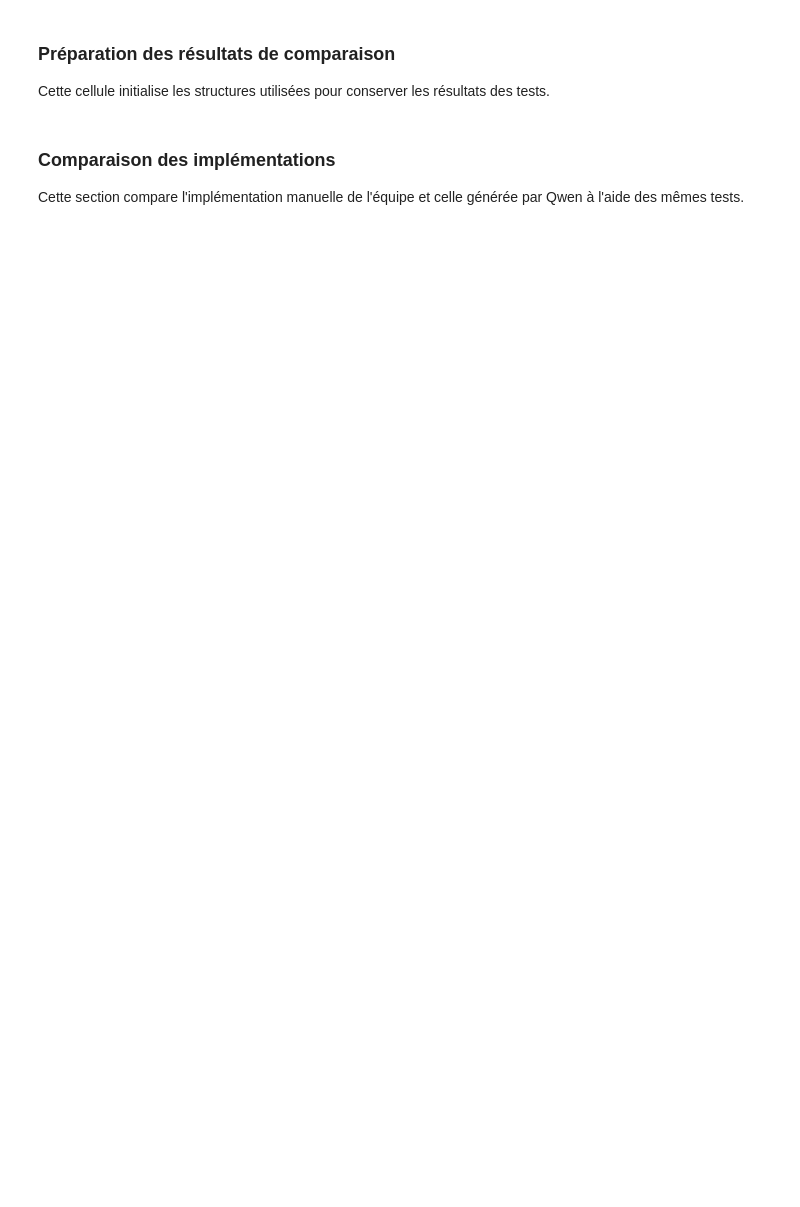
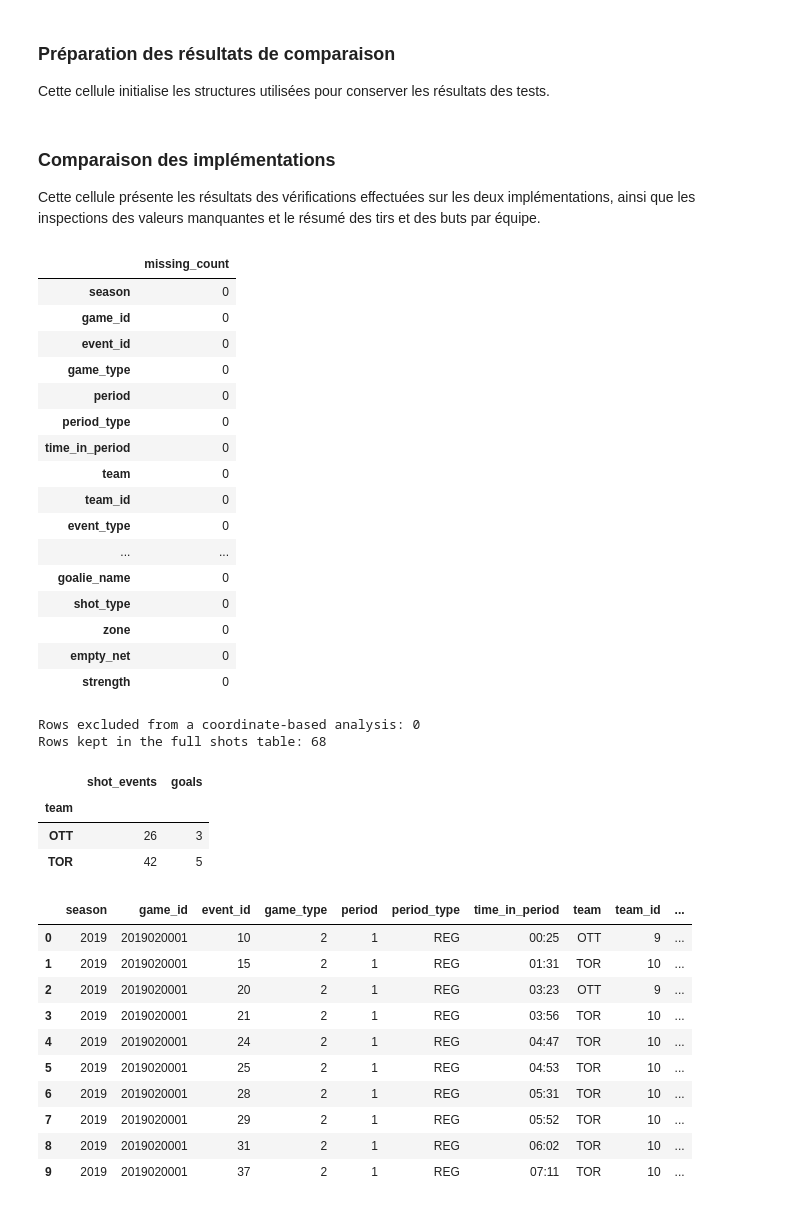
Before and after one commit to ammou35/LNH-data-science, a Jupyter notebook: data_science_project/notebooks/3.2_LLM.ipynb, the cells around one changed output. Cells and saved outputs as stored; diff of their text form; code cells hidden in the pictures; blank space fills up the shorter version.

Commit message:
"feat: add LLM generation and comparisons for tidy data and analysis"

```diff
--- a/data_science_project/notebooks/3.2_LLM.ipynb
+++ b/data_science_project/notebooks/3.2_LLM.ipynb
@@ -211,0 +330,27 @@ generated_code_path.write_text(generated_code + "\n", encoding="utf-8")
+# %%
+from ift6758.data.tidy_data import game_to_pandas
+functions = {
+    "Manual": compute_distance,
+    "Qwen": compute_distance_llm,
+}
+
+shots = game_to_pandas(game)
+
+results = {}
+dataframes = {}
+errors = {}
+
+for implementation, function in functions.items():
+    try:
+        transformed = function(shots.copy())
+        dataframes[implementation] = transformed
+
+        results[implementation] = {
+            "missing": transformed["distance"].isna().sum(),
+        }
+
+        display(transformed[["x", "y", "distance"]].head(10))
+
+    except Exception as error:
+        errors[implementation] = error
+        results[implementation] = {"missing": None}
@@ -319,10 +675,11 @@ assert len(events) == len(plays), "Flattening changed the number of events."
 
 results = {}
 dataframes = {}
+errors = {}
 # %% [markdown]
 ### Comparaison des implémentations
 
-Cette section compare l'implémentation manuelle de l'équipe et celle générée par Qwen à l'aide des mêmes tests.
+Cette cellule présente les résultats des vérifications effectuées sur les deux implémentations, ainsi que les inspections des valeurs manquantes et le résumé des tirs et des buts par équipe.
 # %%
 for implementation, function in functions.items():
     results[implementation] = {
@@ -338,41 +695,70 @@ for implementation, function in functions.items():
 
         # Vérification des événements conservés
         results[implementation]["events"] = False
         assert len(shots) == int(keep.sum()), "Cleaning changed the number of retained events."
         assert set(shots["event_id"]) == set(events.loc[keep, "eventId"]), "Incorrect retained events."
         results[implementation]["events"] = True
 
         # Vérification des identifiants
         results[implementation]["identifiers"] = False
         assert shots[["game_id", "event_id"]].notna().all().all(), "Missing event identifier."
         assert not shots.duplicated(["game_id", "event_id"]).any(), "Duplicate event identifiers."
         results[implementation]["identifiers"] = True
 
         # Vérification des valeurs manquantes
         results[implementation]["missing"] = False
         display(shots.isna().sum().rename("missing_count").to_frame())
-
         shots_with_coordinates = shots.dropna(subset=["x", "y"])
-
-        print("Rows excluded from a coordinate-based analysis:",
-              len(shots) - len(shots_with_coordinates))
+        print("Rows excluded from a coordinate-based analysis:", len(shots) - len(shots_with_coordinates))
         print("Rows kept in the full shots table:", len(shots))
-
         results[implementation]["missing"] = True
 
         # Résumé des tirs et des buts par équipe
         results[implementation]["summary"] = False
-        summary = shots.groupby("team", dropna=False).agg(
-            shot_events=("event_id", "size"),
-            goals=("is_goal", "sum"),
-        )
-
+        summary = shots.groupby("team", dropna=False).agg(shot_events=("event_id", "size"), goals=("is_goal", "sum"))
         display(summary)
         results[implementation]["summary"] = True
 
         # Inspection du DataFrame
         display(shots.head(10))
 
     except Exception as error:
         errors[implementation] = error
+        if all(value is None for value in results[implementation].values()):
+            results[implementation]["events"] = "Erreur d'exécution"
+# %% [output]
+|  | missing_count |
+| season | 0 |
+| game_id | 0 |
+| event_id | 0 |
+| game_type | 0 |
+| period | 0 |
+| period_type | 0 |
+| time_in_period | 0 |
+| team | 0 |
+| team_id | 0 |
+| event_type | 0 |
+| ... | ... |
+| goalie_name | 0 |
+| shot_type | 0 |
+| zone | 0 |
+| empty_net | 0 |
+| strength | 0 |
+Rows excluded from a coordinate-based analysis: 0
+Rows kept in the full shots table: 68
+|  | shot_events | goals |
+| team |  |  |
+| OTT | 26 | 3 |
+| TOR | 42 | 5 |
+|  | season | game_id | event_id | game_type | period | period_type | time_in_period | team | team_id | ... |
+| 0 | 2019 | 2019020001 | 10 | 2 | 1 | REG | 00:25 | OTT | 9 | ... |
+| 1 | 2019 | 2019020001 | 15 | 2 | 1 | REG | 01:31 | TOR | 10 | ... |
+| 2 | 2019 | 2019020001 | 20 | 2 | 1 | REG | 03:23 | OTT | 9 | ... |
+| 3 | 2019 | 2019020001 | 21 | 2 | 1 | REG | 03:56 | TOR | 10 | ... |
+| 4 | 2019 | 2019020001 | 24 | 2 | 1 | REG | 04:47 | TOR | 10 | ... |
+| 5 | 2019 | 2019020001 | 25 | 2 | 1 | REG | 04:53 | TOR | 10 | ... |
+| 6 | 2019 | 2019020001 | 28 | 2 | 1 | REG | 05:31 | TOR | 10 | ... |
+| 7 | 2019 | 2019020001 | 29 | 2 | 1 | REG | 05:52 | TOR | 10 | ... |
+| 8 | 2019 | 2019020001 | 31 | 2 | 1 | REG | 06:02 | TOR | 10 | ... |
+| 9 | 2019 | 2019020001 | 37 | 2 | 1 | REG | 07:11 | TOR | 10 | ... |
 # %% [markdown]
```
Also changed, not shown: parts of 25 cells of this notebook, 8 other files.
